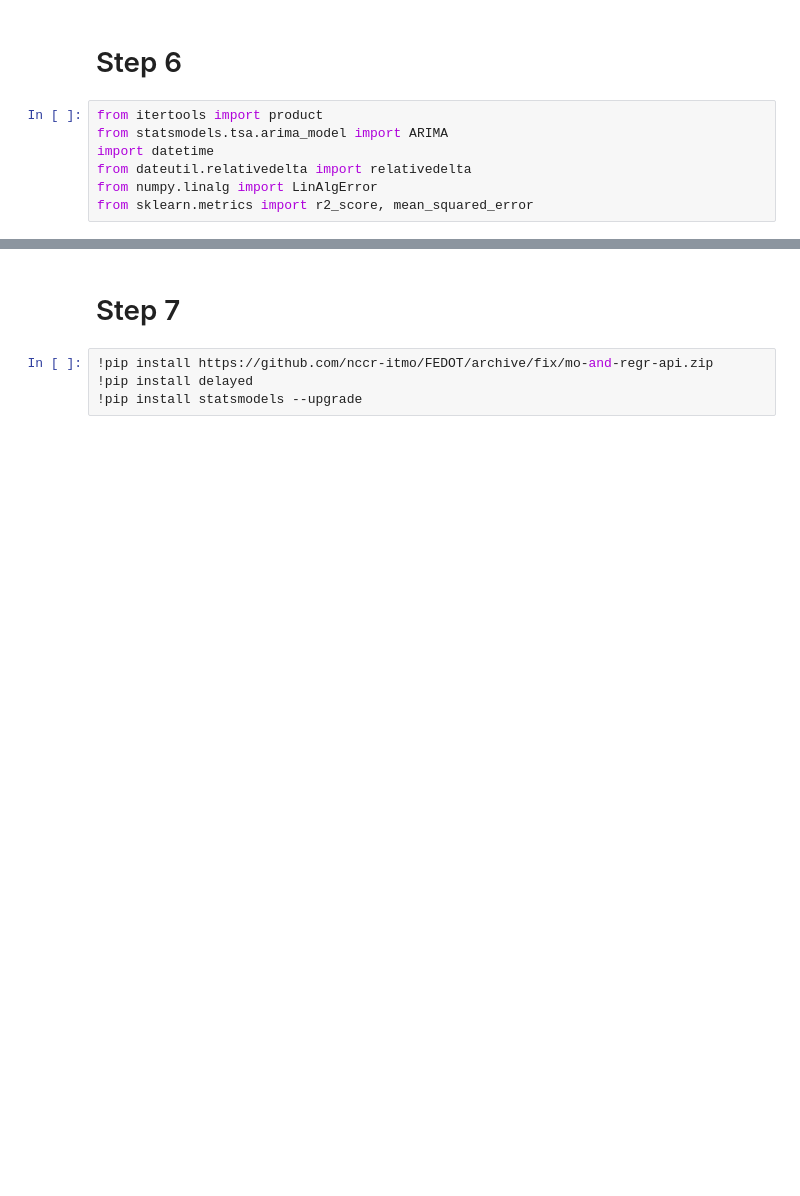
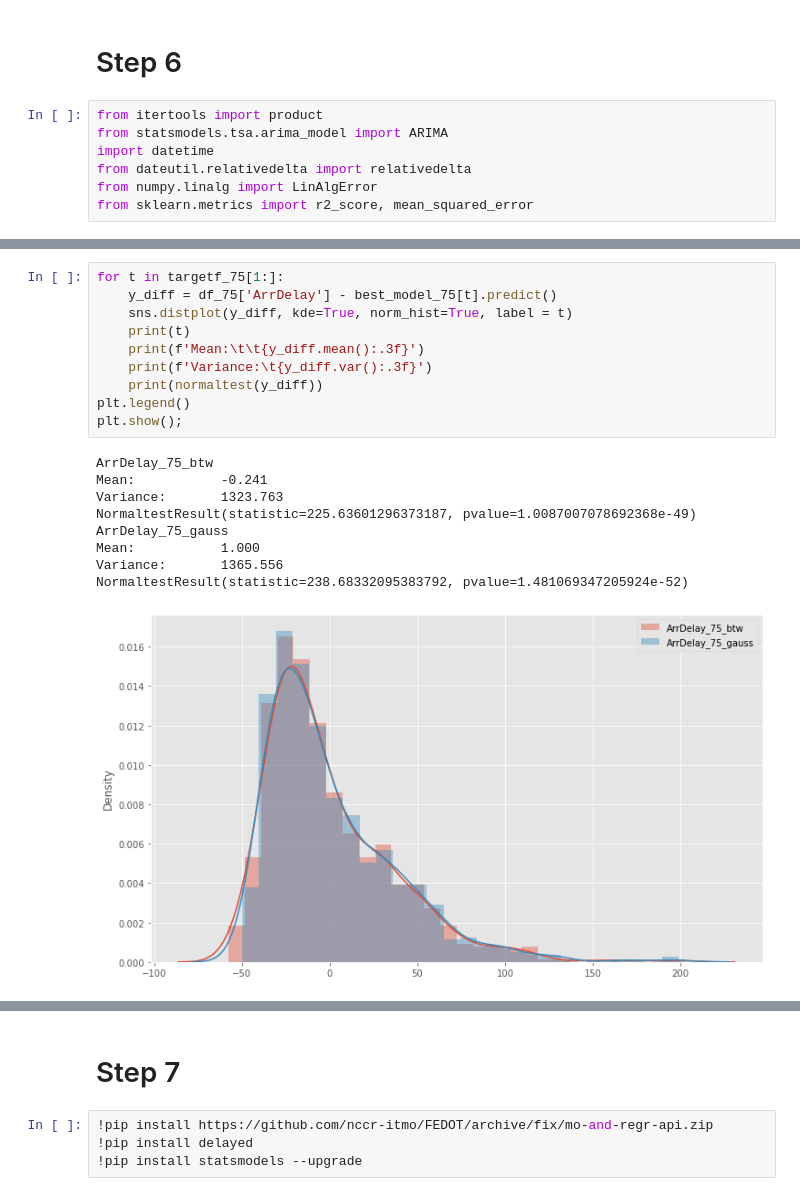
Before and after one commit to vvoronin96/MM_MDA, a Jupyter notebook: Lab_4.ipynb, the cells around one changed output, grey strips where cells are left out. Drawn from its saved outputs; the diff is of its cells as text; blank space fills up the shorter version.

```diff
--- a/Lab_4.ipynb
+++ b/Lab_4.ipynb
@@ -426,3 +434,23 @@ plt.show()
+# %%
+for t in targetf_75[1:]:
+    y_diff = df_75['ArrDelay'] - best_model_75[t].predict()
+    sns.distplot(y_diff, kde=True, norm_hist=True, label = t)
+    print(t)
+    print(f'Mean:\t\t{y_diff.mean():.3f}')
+    print(f'Variance:\t{y_diff.var():.3f}')
+    print(normaltest(y_diff))
+plt.legend()
+plt.show();
+# %% [output]
+ArrDelay_75_btw
+Mean:           -0.241
+Variance:       1323.763
+NormaltestResult(statistic=225.63601296373187, pvalue=1.0087007078692368e-49)
+ArrDelay_75_gauss
+Mean:           1.000
+Variance:       1365.556
+NormaltestResult(statistic=238.68332095383792, pvalue=1.481069347205924e-52)
+[figure, added]
 # %%
 targetf_321 = target + ['ArrDelay_321_btw'] + ['ArrDelay_321_gauss']
 best_model_321 = {t: None for t in targetf_321}
```
Also changed, not shown: parts of 13 cells of this notebook, 3 other files.
